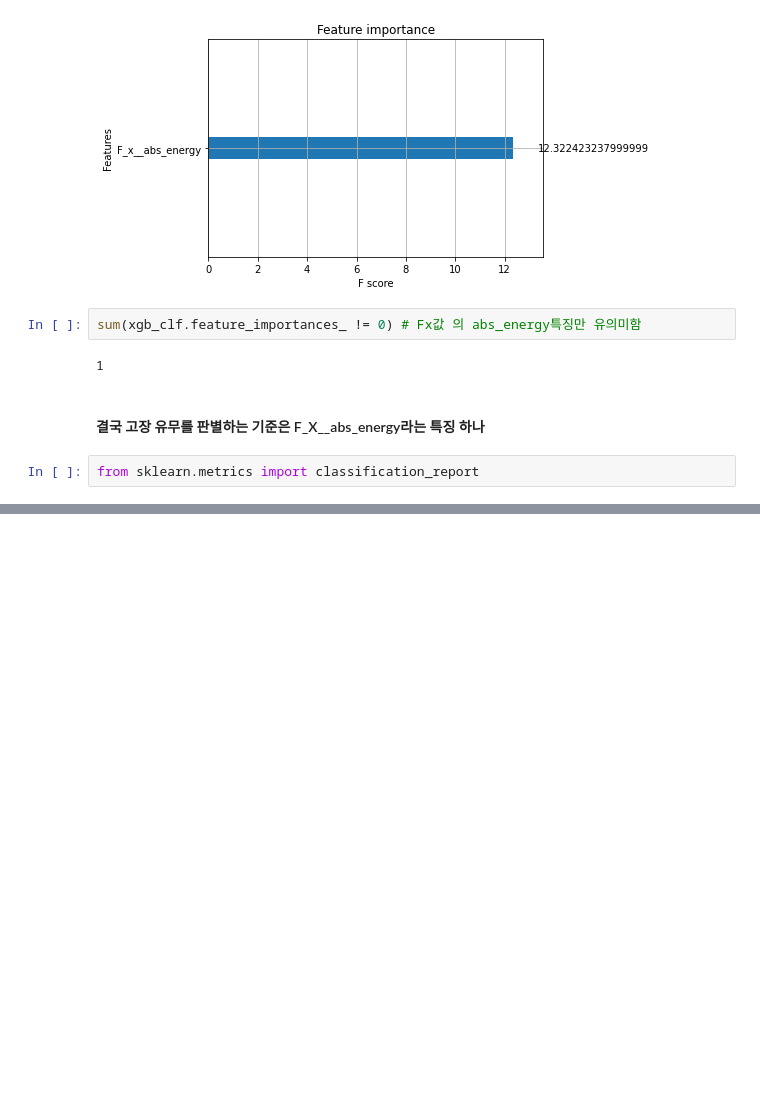
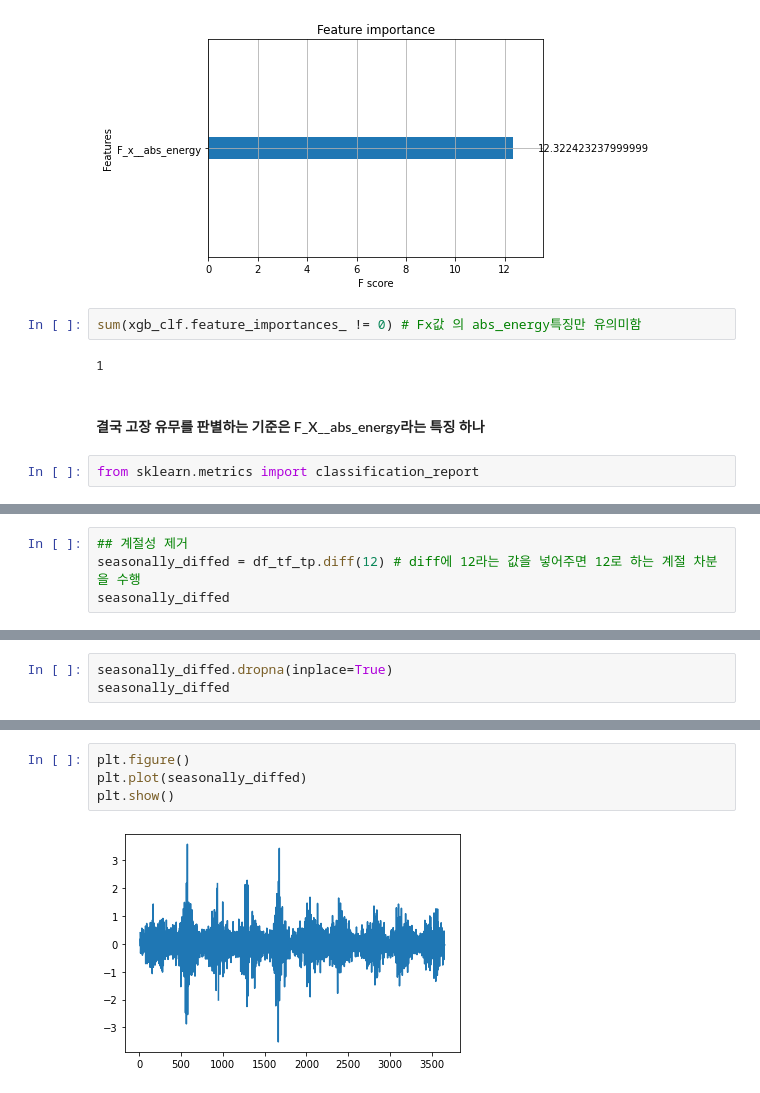
Before and after one commit to kingyebin/PeerReview, a Jupyter notebook: mini_quest_240228/do_it.ipynb, the cells around one changed output, grey strips where cells are left out. Saved outputs shown, nothing was run; the diff lists cells and outputs as text; blank space fills up the shorter version.

```diff
--- a/mini_quest_240228/Untitled.ipynb
+++ b/mini_quest_240228/do_it.ipynb
@@ -351,0 +429,4 @@ classification_report(y_test, xgb_clf.predict(comprehensive_features_test), targ
+# %%
+## 계절성 제거
+seasonally_diffed = df_tf_tp.diff(12) # diff에 12라는 값을 넣어주면 12로 하는 계절 차분을 수행
+seasonally_diffed
@@ -351,0 +447,3 @@ classification_report(y_test, xgb_clf.predict(comprehensive_features_test), targ
+# %%
+seasonally_diffed.dropna(inplace=True)
+seasonally_diffed
@@ -351,0 +464,6 @@ classification_report(y_test, xgb_clf.predict(comprehensive_features_test), targ
+# %%
+plt.figure()
+plt.plot(seasonally_diffed)
+plt.show()
+# %% [output]
+[figure, added]
```
Also changed, not shown: parts of 16 cells of this notebook.
